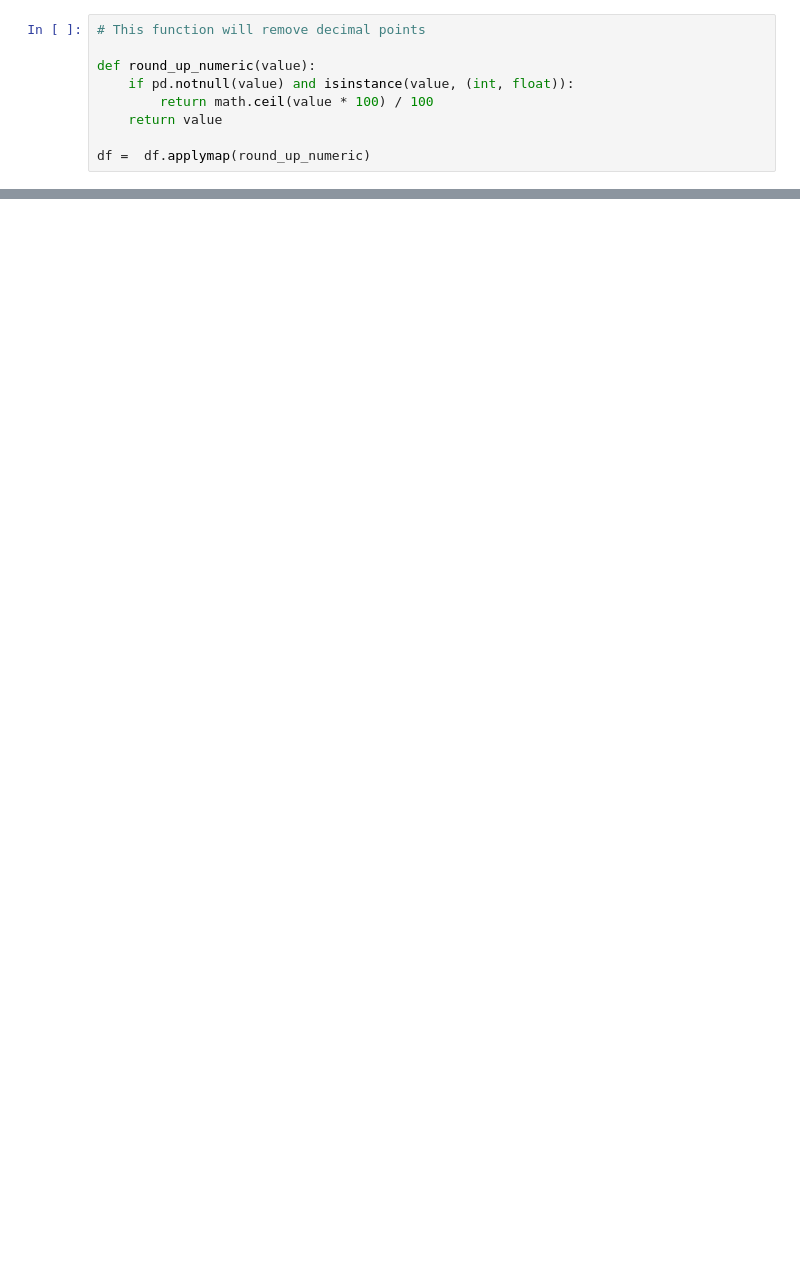
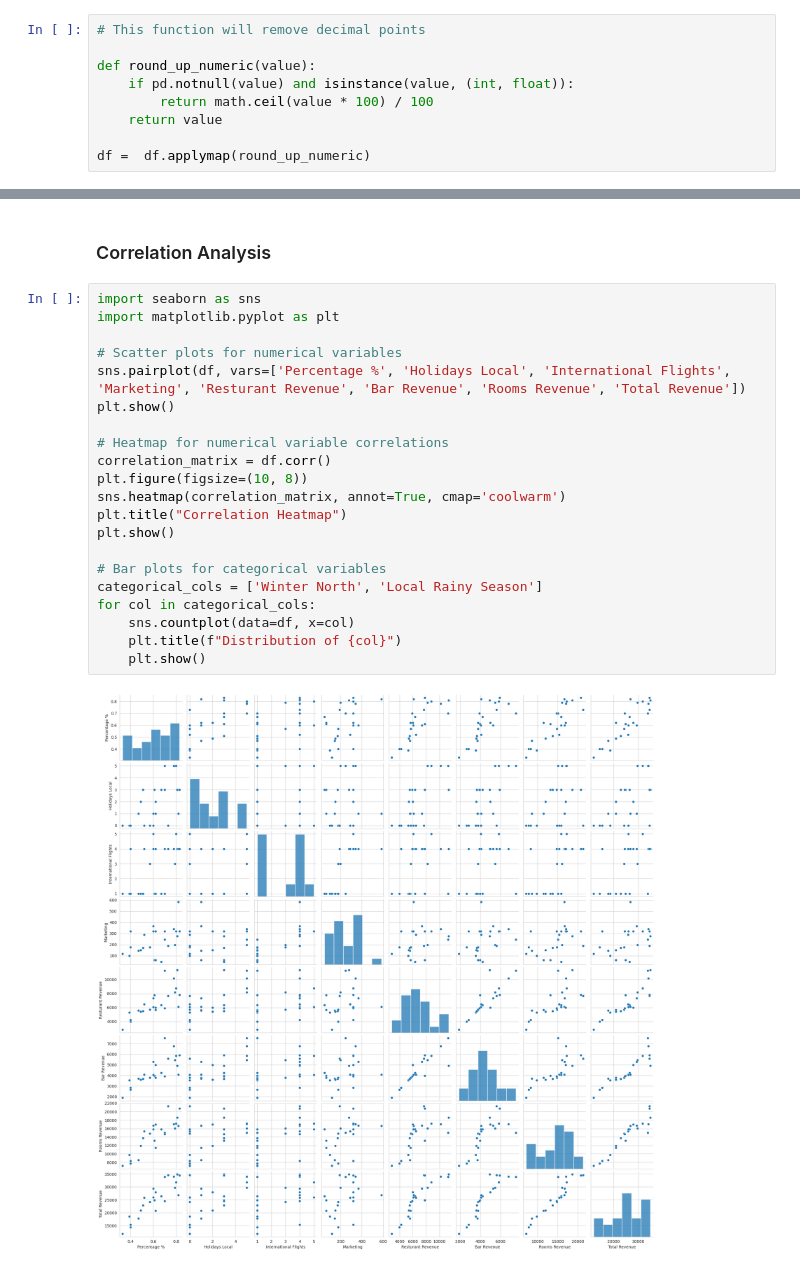
Before and after one commit to Danpr1984/hotelbudget, a Jupyter notebook: datacollection.ipynb, the cells around one changed output, grey strips where cells are left out. Saved outputs shown, nothing was run; the diff lists cells and outputs as text; blank space fills up the shorter version.

Commit message:
performed exploratory data analysis

```diff
--- a/datacollection.ipynb
+++ b/datacollection.ipynb
@@ -142,0 +206,25 @@ profile.to_notebook_iframe()
+# %% [markdown]
+### Correlation Analysis
+# %%
+import seaborn as sns
+import matplotlib.pyplot as plt
+
+# Scatter plots for numerical variables
+sns.pairplot(df, vars=['Percentage %', 'Holidays Local', 'International Flights', 'Marketing', 'Resturant Revenue', 'Bar Revenue', 'Rooms Revenue', 'Total Revenue'])
+plt.show()
+
+# Heatmap for numerical variable correlations
+correlation_matrix = df.corr()
+plt.figure(figsize=(10, 8))
+sns.heatmap(correlation_matrix, annot=True, cmap='coolwarm')
+plt.title("Correlation Heatmap")
+plt.show()
+
+# Bar plots for categorical variables
+categorical_cols = ['Winter North', 'Local Rainy Season']
+for col in categorical_cols:
+    sns.countplot(data=df, x=col)
+    plt.title(f"Distribution of {col}")
+    plt.show()
+# %% [output]
+[figure, added]
```
Also changed, not shown: parts of 32 cells of this notebook, 2 other files.
